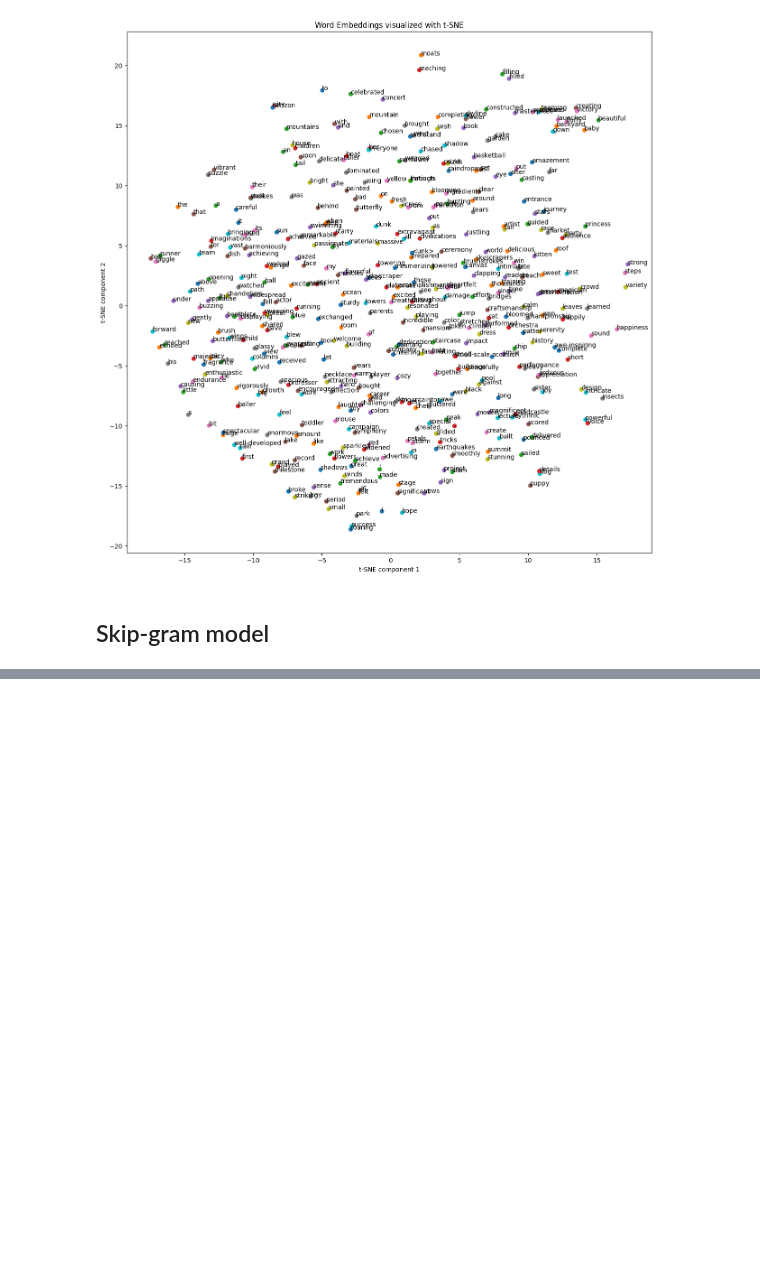
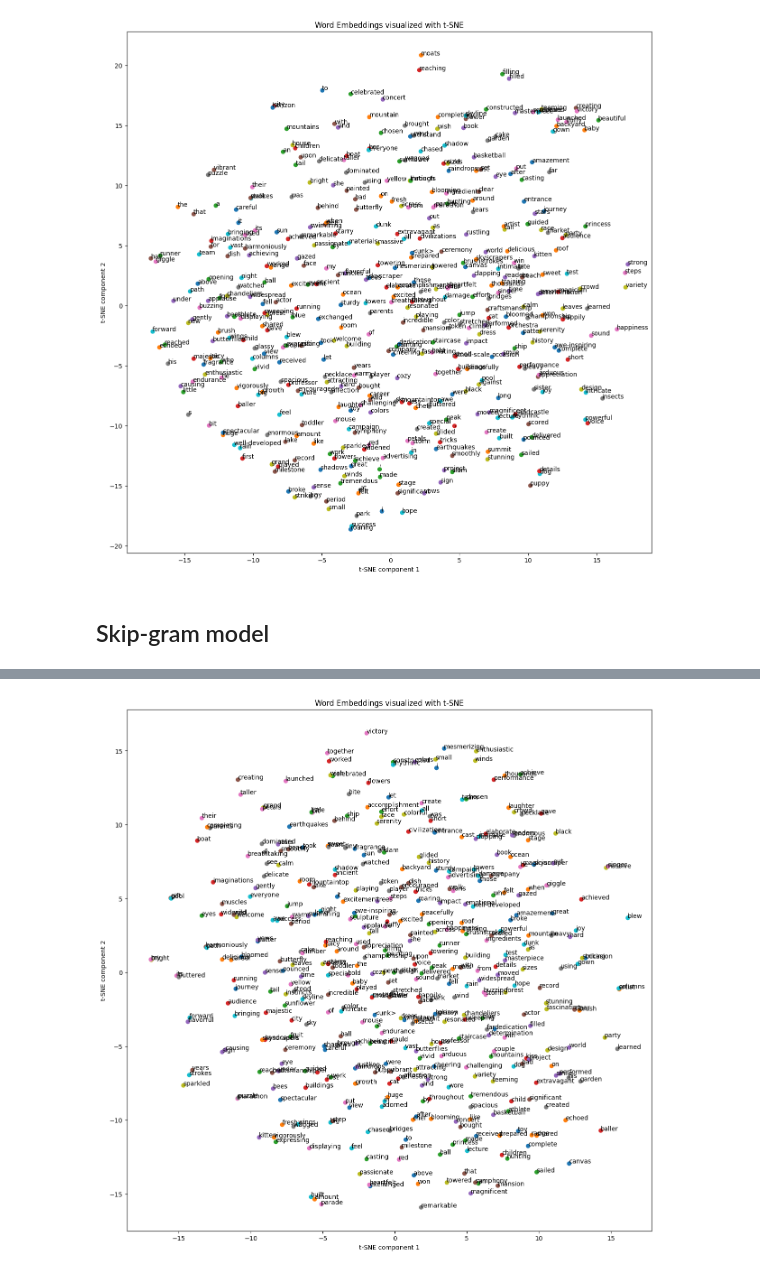
Before and after one commit to DerrickWawerumuturi/GenAI-NLP, a Jupyter notebook: Word2Vec_01/cbow&skipgram.ipynb, the cells around one changed output, grey strips where cells are left out. Saved outputs shown, nothing was run; the diff lists cells and outputs as text; code cells hidden in the pictures; blank space fills up the shorter version.

```diff
--- a/Word2Vec_01/cbow&skipgram.ipynb
+++ b/Word2Vec_01/cbow&skipgram.ipynb
@@ -406,0 +511,5 @@ plot_embeddings(word_embeddings,vocab=vocab)
+# %%
+word_embeddings = model_sg.embeddings.weight.detach().cpu().numpy()
+plot_embeddings(word_embeddings,vocab=vocab)
+# %% [output]
+[figure, added]
```
Also changed, not shown: parts of 12 cells of this notebook, 3 other files.
